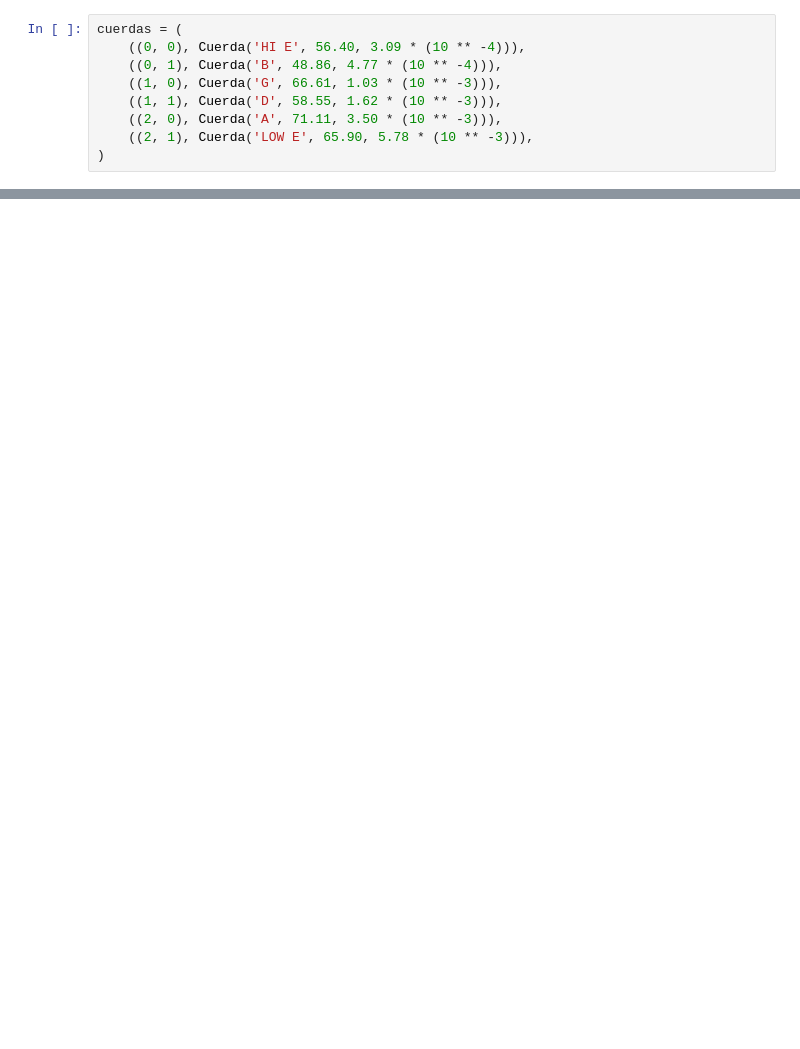
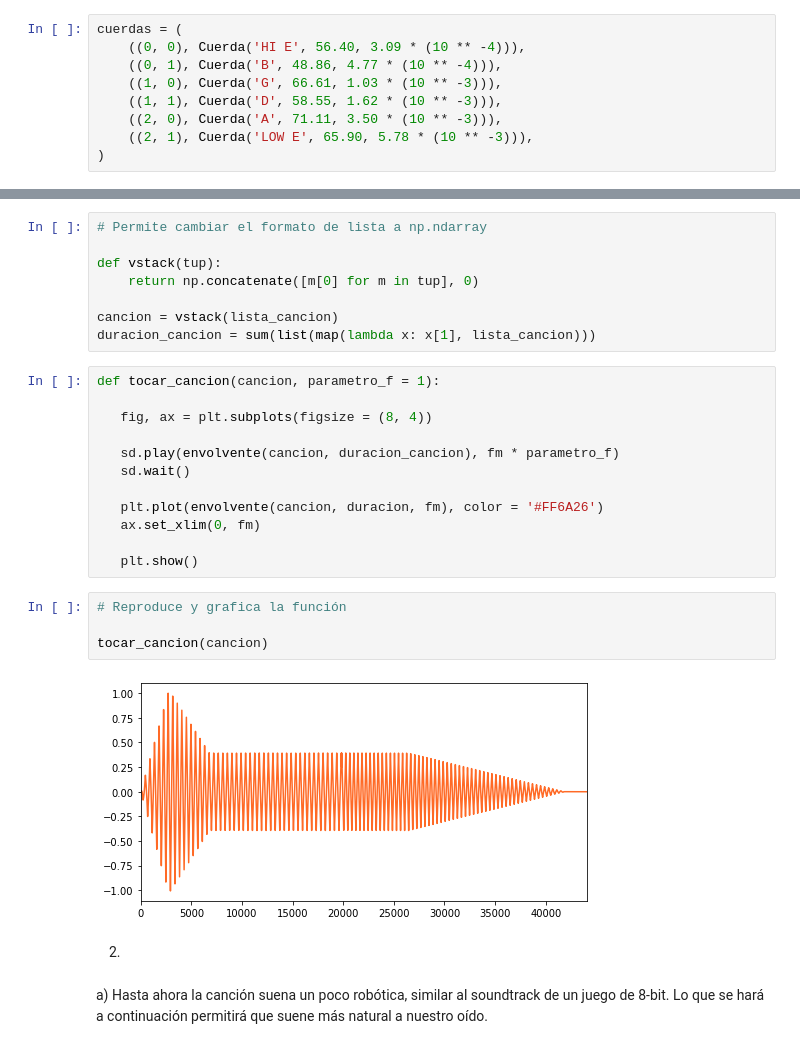
Before and after one commit to ivanvlam/IEE2103, a Jupyter notebook: proyecto.ipynb, the cells around one changed output, grey strips where cells are left out. Cells and saved outputs as stored; diff of their text form; blank space fills up the shorter version.

```diff
--- a/proyecto.ipynb
+++ b/proyecto.ipynb
@@ -735,0 +520,30 @@ sd.wait()
+# %%
+# Permite cambiar el formato de lista a np.ndarray
+
+def vstack(tup):
+    return np.concatenate([m[0] for m in tup], 0)
+
+cancion = vstack(lista_cancion)
+duracion_cancion = sum(list(map(lambda x: x[1], lista_cancion)))
+# %%
+def tocar_cancion(cancion, parametro_f = 1):
+
+   fig, ax = plt.subplots(figsize = (8, 4))
+
+   sd.play(envolvente(cancion, duracion_cancion), fm * parametro_f)
+   sd.wait()
+
+   plt.plot(envolvente(cancion, duracion, fm), color = '#FF6A26')
+   ax.set_xlim(0, fm)
+
+   plt.show()
+# %%
+# Reproduce y grafica la función
+
+tocar_cancion(cancion)
+# %% [output]
+[figure, added]
+# %% [markdown]
+2)
+# %% [markdown]
+a) Hasta ahora la canción suena un poco robótica, similar al soundtrack de un juego de 8-bit. Lo que se hará a continuación permitirá que suene más natural a nuestro oído.
```
Also changed, not shown: parts of 97 cells of this notebook, 3 other files.
